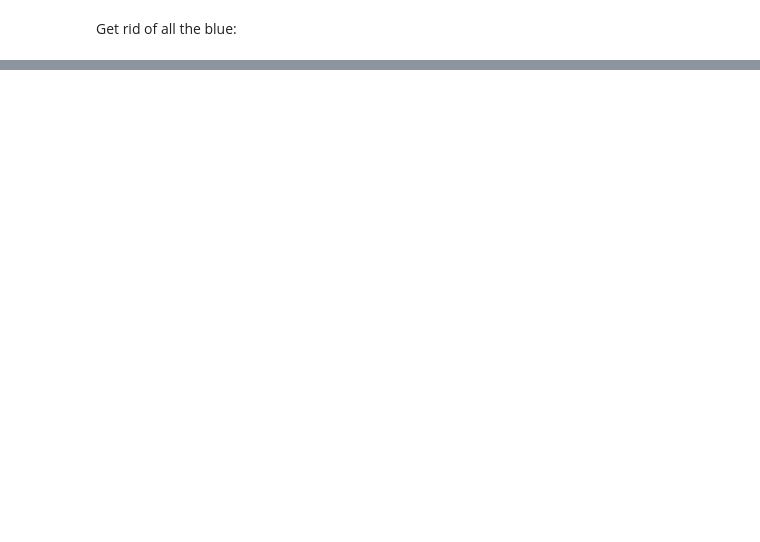
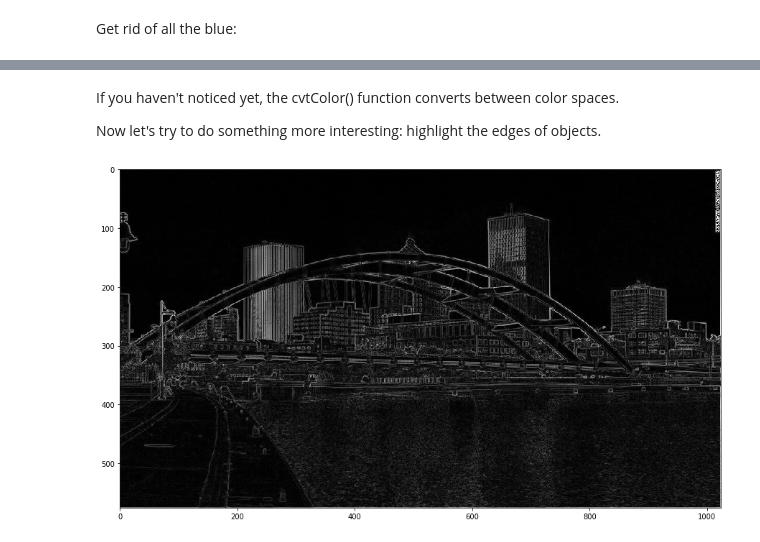
Before and after one commit to atpage/computer_club, a Jupyter notebook: image_manip/image_manip.ipynb, the cells around one changed output, grey strips where cells are left out. Cells and saved outputs as stored; diff of their text form; code cells hidden in the pictures; blank space fills up the shorter version.

Commit message:
Add edge detector example

```diff
--- a/image_manip/image_manip.ipynb
+++ b/image_manip/image_manip.ipynb
@@ -66,0 +69,18 @@ show_image(noblue_image)
+# %% [markdown]
+If you haven't noticed yet, the cvtColor() function converts between color spaces.
+
+Now let's try to do something more interesting: highlight the edges of objects.
+# %%
+gray_image_copy = gray_image.copy()
+for y,row in enumerate(gray_image_copy):
+    for x,pixel in enumerate(row):
+        if x==0 or x==gray_image_copy.shape[1]-1:  # we're on the left or right edge
+            continue
+        if y==0 or y==gray_image_copy.shape[0]-1:  # we're on the top or bottom edge
+            continue
+        left_right  = int(gray_image[y][x-1]) - int(gray_image[y][x+1])
+        above_below = int(gray_image[y-1][x]) - int(gray_image[y+1][x])
+        gray_image_copy[y][x] = np.sqrt(left_right**2 + above_below**2)  # pythagorean theorem anyone?
+show_image(gray_image_copy)
+# %% [output]
+[figure, added]
```
Also changed, not shown: parts of 9 cells of this notebook.
